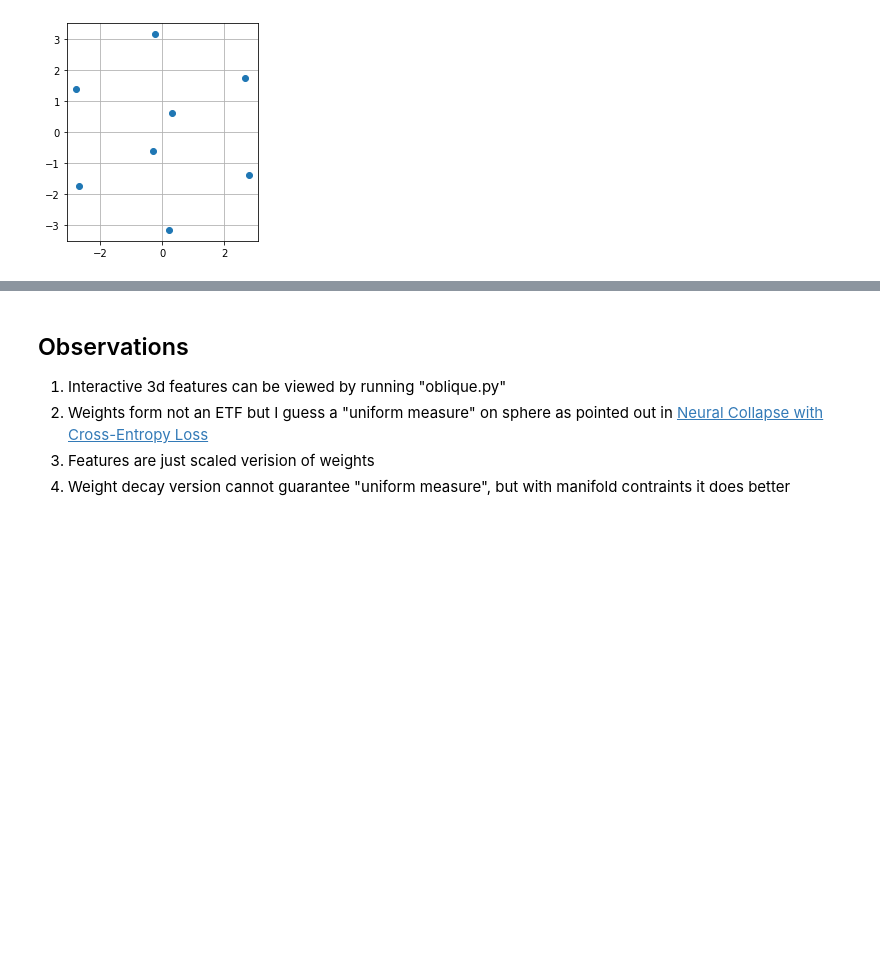
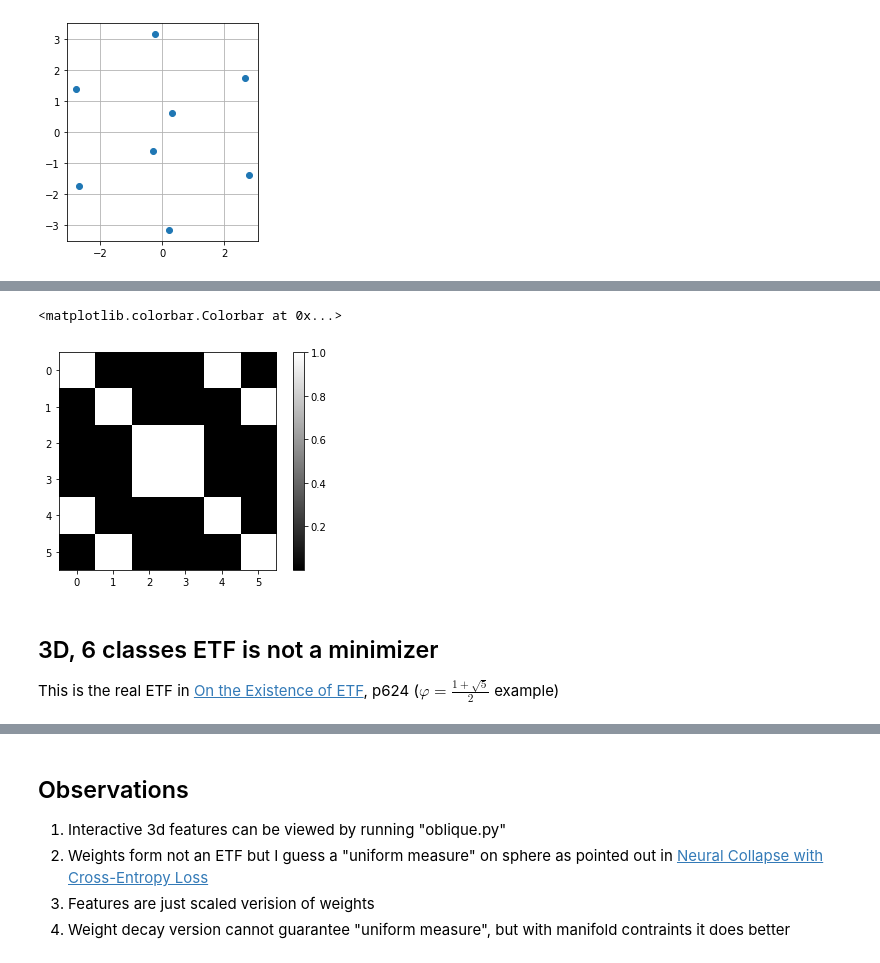
Before and after one commit to 10258392511/NeuralCollapse, a Jupyter notebook: experiments.ipynb, the cells around one changed output, grey strips where cells are left out. Drawn from its saved outputs; the diff is of its cells as text; code cells hidden in the pictures; blank space fills up the shorter version.

```diff
--- a/experiments.ipynb
+++ b/experiments.ipynb
@@ -459,0 +462,9 @@ array([[-0.3799, -0.3799, -0.3799, -0.3799, -0.3799,  0.4177,  0.4177,  0.4177,
+# %%
+plt.imshow(numpy.abs(W.T @ W), cmap="gray")
+plt.colorbar()
+# %% [output]
+<matplotlib.colorbar.Colorbar at 0x...>
+[figure, added]
+# %% [markdown]
+## 3D, 6 classes ETF is not a minimizer
+This is the real ETF in [On the Existence of ETF](https://www.cs.utexas.edu/~inderjit/public_papers/equiangular.pdf), p624 ($\varphi = \frac{1 + \sqrt{5}}{2}$ example)
```
Also changed, not shown: parts of 13 cells of this notebook.
